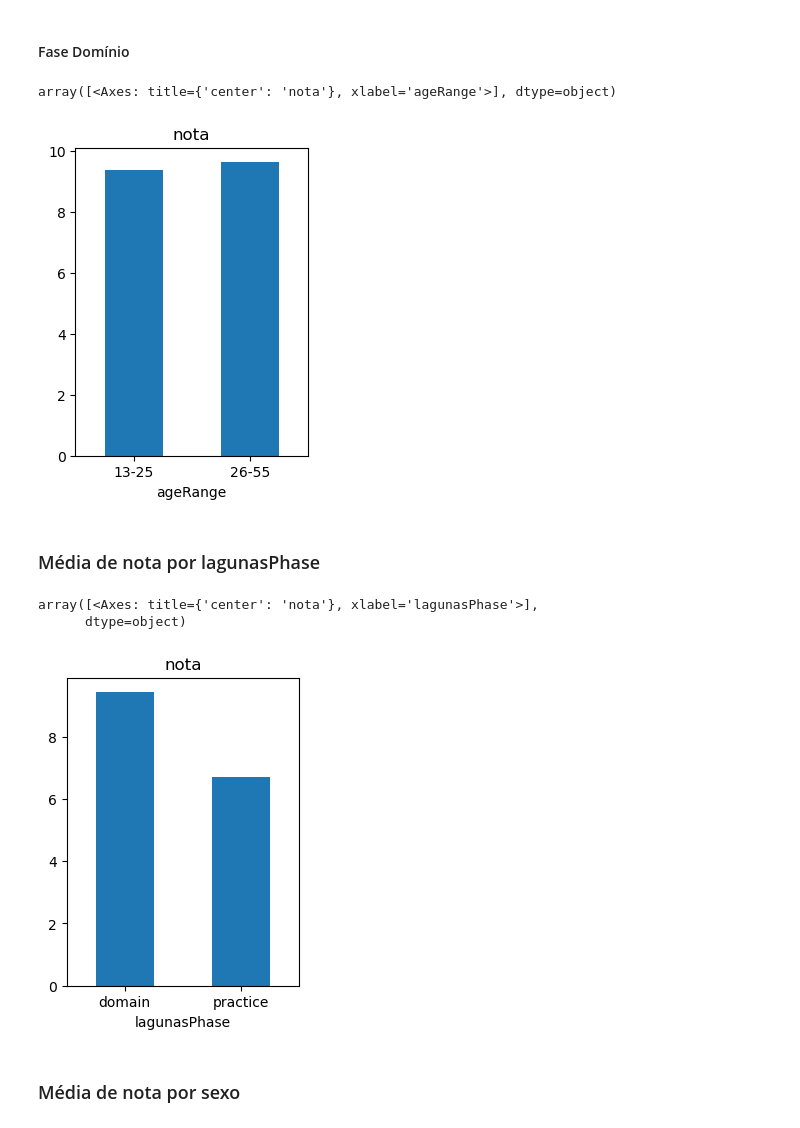
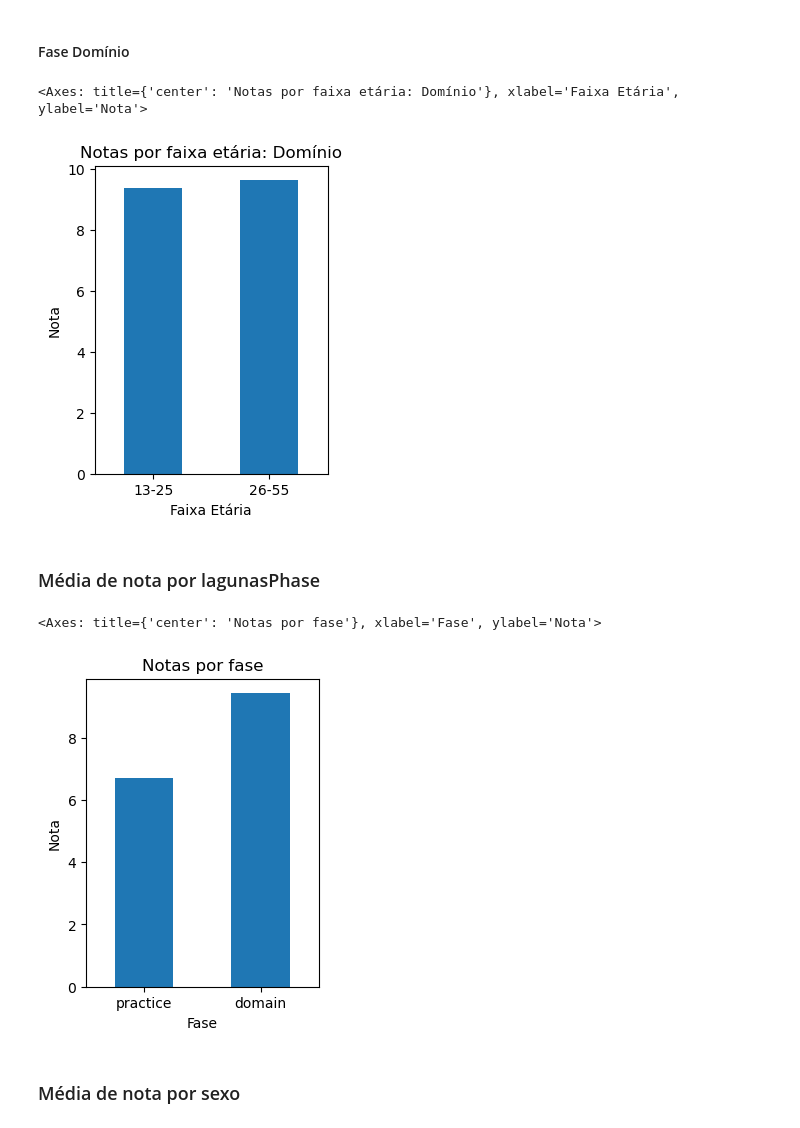
Before and after one commit to caiohsfar/tcc-analysis, a Jupyter notebook: tcc.ipynb, the cells around one changed output. Saved outputs shown, nothing was run; the diff lists cells and outputs as text; code cells hidden in the pictures.

```diff
--- a/tcc.ipynb
+++ b/tcc.ipynb
@@ -113,20 +120,19 @@ user_nota_domain_shapiro = user_nota_practice.groupby('ageRange')["nota"].apply(
 # %%
 user_nota_level_average_age_range_domain = user_nota_level.query("lagunasPhase == 'domain'").groupby(["ageRange"])["nota"].mean()
 
-user_nota_level_average_age_range_domain.plot.bar(subplots=True, figsize=(3,4), rot=0)
+user_nota_level_average_age_range_domain.plot.bar(figsize=(3,4), rot=0, title='Notas por faixa etária: Domínio', xlabel='Faixa Etária', ylabel='Nota')
 # %% [output]
-array([<Axes: title={'center': 'nota'}, xlabel='ageRange'>], dtype=object)
+<Axes: title={'center': 'Notas por faixa etária: Domínio'}, xlabel='Faixa Etária', ylabel='Nota'>
-[figure, old version]
+[figure, new version]
 # %% [markdown]
 ### Média de nota por lagunasPhase
 # %%
-user_nota_level_average_lagunas = user_nota_level.groupby(["lagunasPhase"])["nota"].mean()
+user_nota_level_average_lagunas = user_nota_level.groupby(["lagunasPhase"])["nota"].mean().sort_values(ascending=True)
 
-user_nota_level_average_lagunas.plot.bar(subplots=True, figsize=(3,4), rot=0)
+user_nota_level_average_lagunas.plot.bar(figsize=(3,4), rot=0, title='Notas por fase', xlabel='Fase', ylabel='Nota')
 # %% [output]
-array([<Axes: title={'center': 'nota'}, xlabel='lagunasPhase'>],
-      dtype=object)
+<Axes: title={'center': 'Notas por fase'}, xlabel='Fase', ylabel='Nota'>
-[figure, old version]
+[figure, new version]
 # %% [markdown]
 ### Média de nota por sexo
 # %% [markdown]
```
Also changed, not shown: parts of 19 cells of this notebook.
